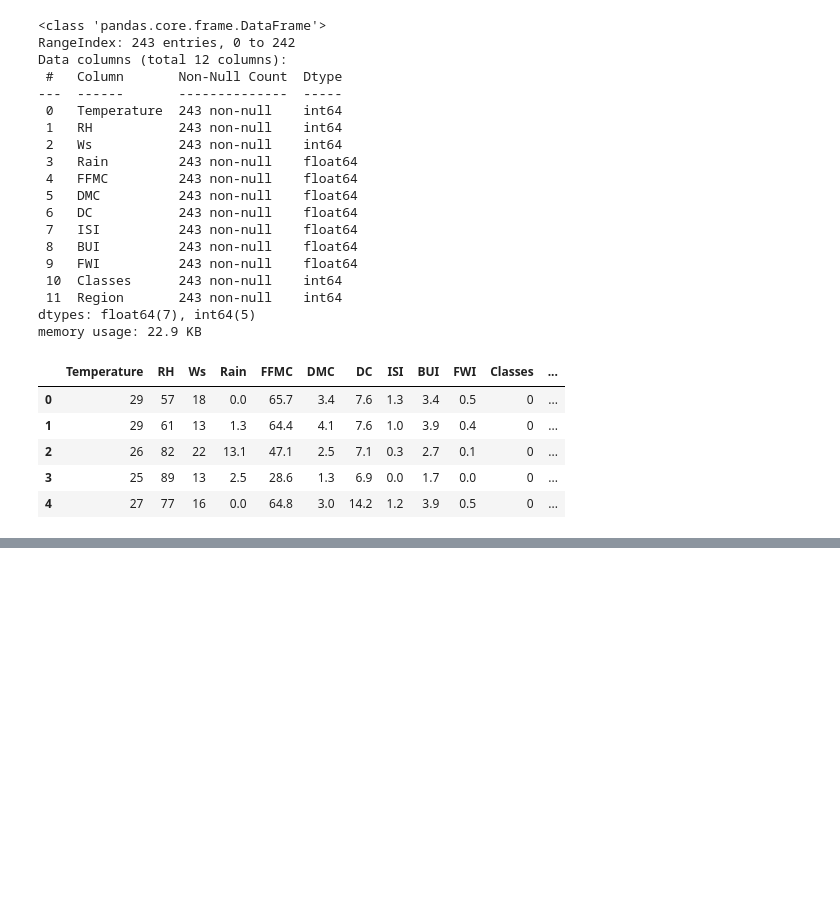
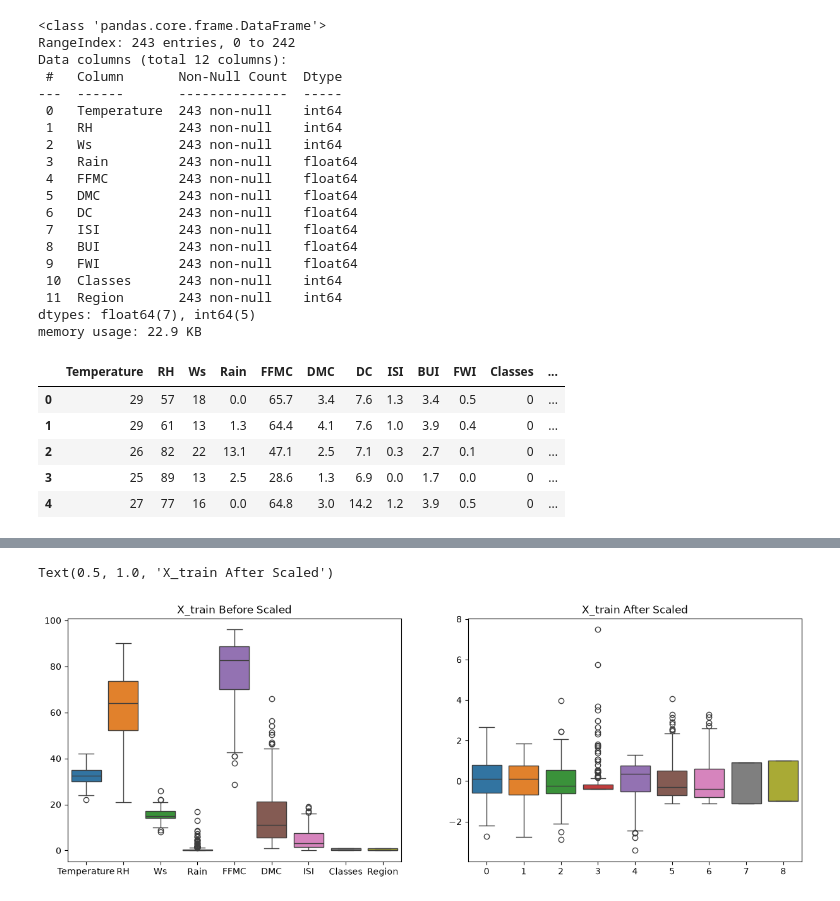
Before and after one commit to khanzahid2223/AI_Bootcamp, a Jupyter notebook: Ridge,Lasso,ElasticNet/1.Model_Training.ipynb, the cells around one changed output, grey strips where cells are left out. Cells and saved outputs as stored; diff of their text form; code cells hidden in the pictures; blank space fills up the shorter version.

```diff
--- a/Ridge,Lasso,ElasticNet/1.Model_Training.ipynb
+++ b/Ridge,Lasso,ElasticNet/1.Model_Training.ipynb
@@ -45,0 +94,15 @@ y=df["FWI"]
+# %%
+#Multi Co-linearity
+def correlation(dataset,threshold):
+    col_corr=set()
+    corr_matrix=dataset.corr()
+    for i in range(len(corr_matrix.columns)):
+        for j in range(i):
+            if abs(corr_matrix.iloc[i,j])>threshold:
+                colname=corr_matrix.columns[i]
+                col_corr.add(colname)
+    return col_corr
+# %%
+#Threshold Domain Experties
+corr_features=correlation(X_train,0.80)
+print(corr_features)
@@ -45,0 +111,4 @@ y=df["FWI"]
+# %%
+X_train.drop(corr_features,axis=1,inplace=True)
+X_test.drop(corr_features,axis=1,inplace=True)
+X_train.head()
@@ -45,0 +122,5 @@ y=df["FWI"]
+# %%
+from sklearn.preprocessing import StandardScaler
+Scalar=StandardScaler()
+X_train_Scale=Scalar.fit_transform(X_train)
+X_test_Scale=Scalar.transform(X_test)
@@ -45,0 +163,11 @@ y=df["FWI"]
+# %%
+plt.figure(figsize=(15,5))
+plt.subplot(1,2,1)
+sns.boxplot(data=X_train)
+plt.title("X_train Before Scaled")
+plt.subplot(1,2,2)
+sns.boxplot(data=X_train_Scale)
+plt.title("X_train After Scaled")
+# %% [output]
+Text(0.5, 1.0, 'X_train After Scaled')
+[figure, added]
```
Also changed, not shown: parts of 16 cells of this notebook.
